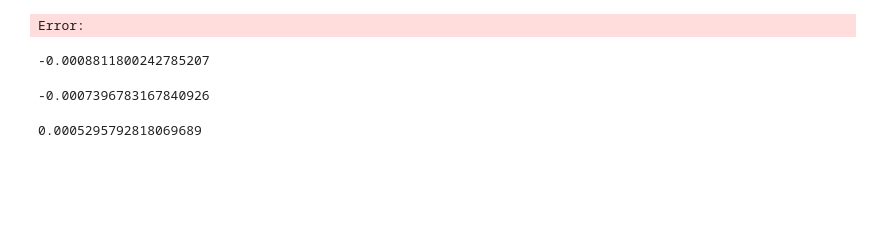
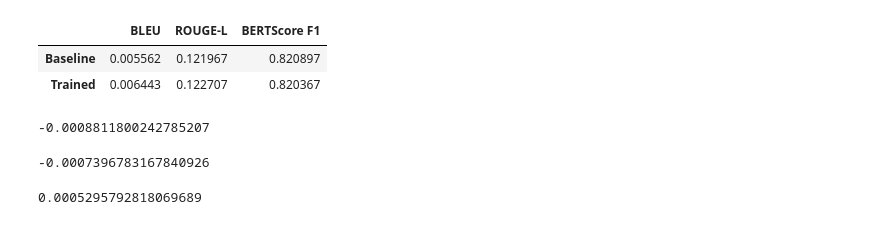
Before and after one commit to aiintelligentsystems/askhistorians-knowledge-filling, a Jupyter notebook: notebooks/compare_eval.ipynb, the cells around one changed output. Drawn from its saved outputs; the diff is of its cells as text; code cells hidden in the pictures; blank space fills up the shorter version.

```diff
--- a/notebooks/compare_eval.ipynb
+++ b/notebooks/compare_eval.ipynb
@@ -1,6 +1,7 @@
 # %%
 import json
 import numpy as np
+import pandas as pd
 
 with open('/scratch1/jhoff/bleu_eval_llama7b/eval_output_baseline.json') as f:
     results_baseline = json.load(f)
@@ -8,10 +9,21 @@ with open('/scratch1/jhoff/bleu_eval_llama7b/eval_output_baseline.json') as f:
 with open('/scratch1/jhoff/bleu_eval_llama7b/eval_output_trained.json') as f:
     results_trained = json.load(f)
 
+baseline_bleu = np.mean(results_baseline['metrics']['bleu_bleu'])
+trained_bleu = np.mean(results_trained['metrics']['bleu_bleu'])
+baseline_rouge = np.mean(results_baseline['metrics']['rouge_rougeLsum'])
+trained_rouge = np.mean(results_trained['metrics']['rouge_rougeLsum'])
 baseline_bertscore_f1 = np.mean(results_baseline['metrics']['bertscore_f1'])
 trained_bertscore_f1 = np.mean(results_trained['metrics']['bertscore_f1'])
-# %% [output]
-Error:
+# %%
+pd.DataFrame({
+    'Baseline': [baseline_bleu, baseline_rouge, baseline_bertscore_f1],
+    'Trained': [trained_bleu, trained_rouge, trained_bertscore_f1]
+}, index=['BLEU', 'ROUGE-L', 'BERTScore F1']).T
+# %% [output]
+|  | BLEU | ROUGE-L | BERTScore F1 |
+| Baseline | 0.005562 | 0.121967 | 0.820897 |
+| Trained | 0.006443 | 0.122707 | 0.820367 |
 # %%
 results_baseline['metrics']['bleu_bleu'] - results_trained['metrics']['bleu_bleu']
 # %% [output]
```
Also changed, not shown: 1 other file.
